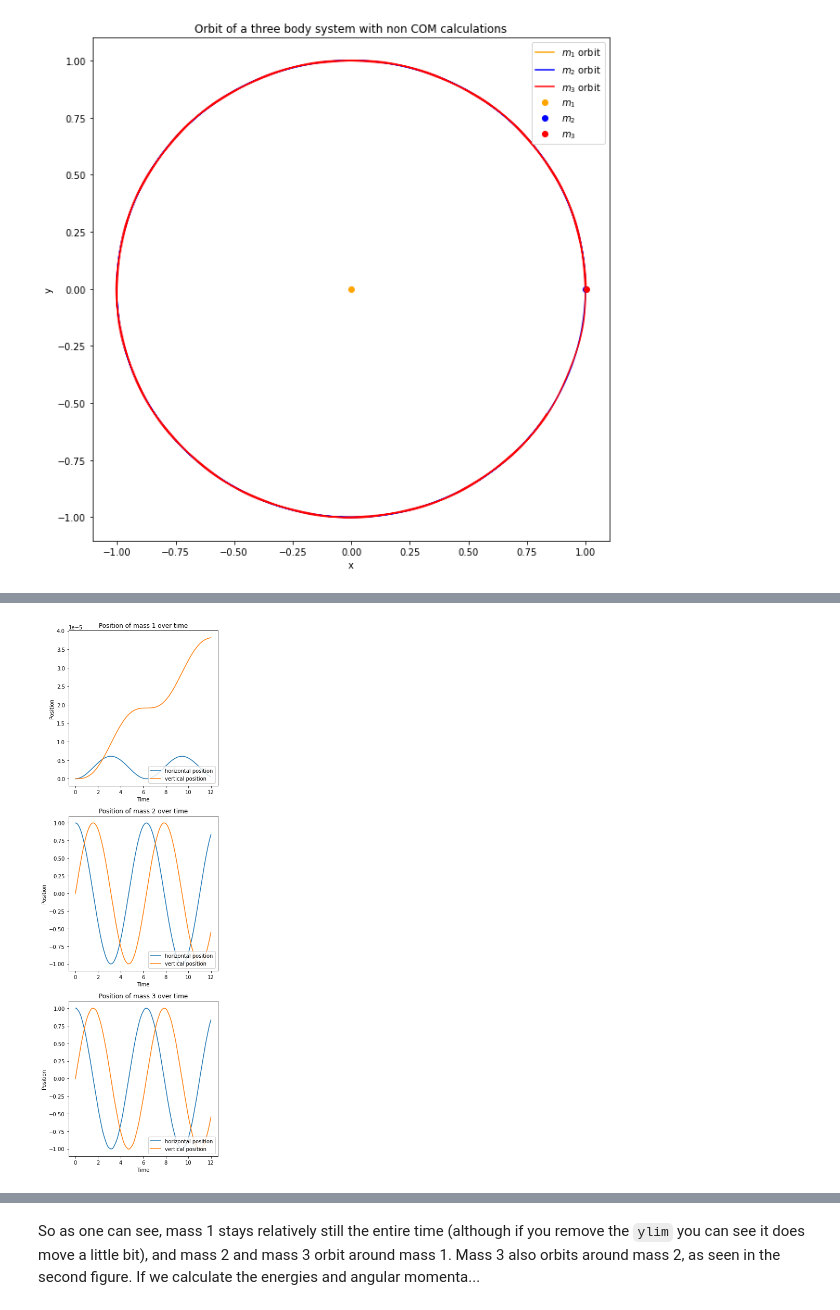
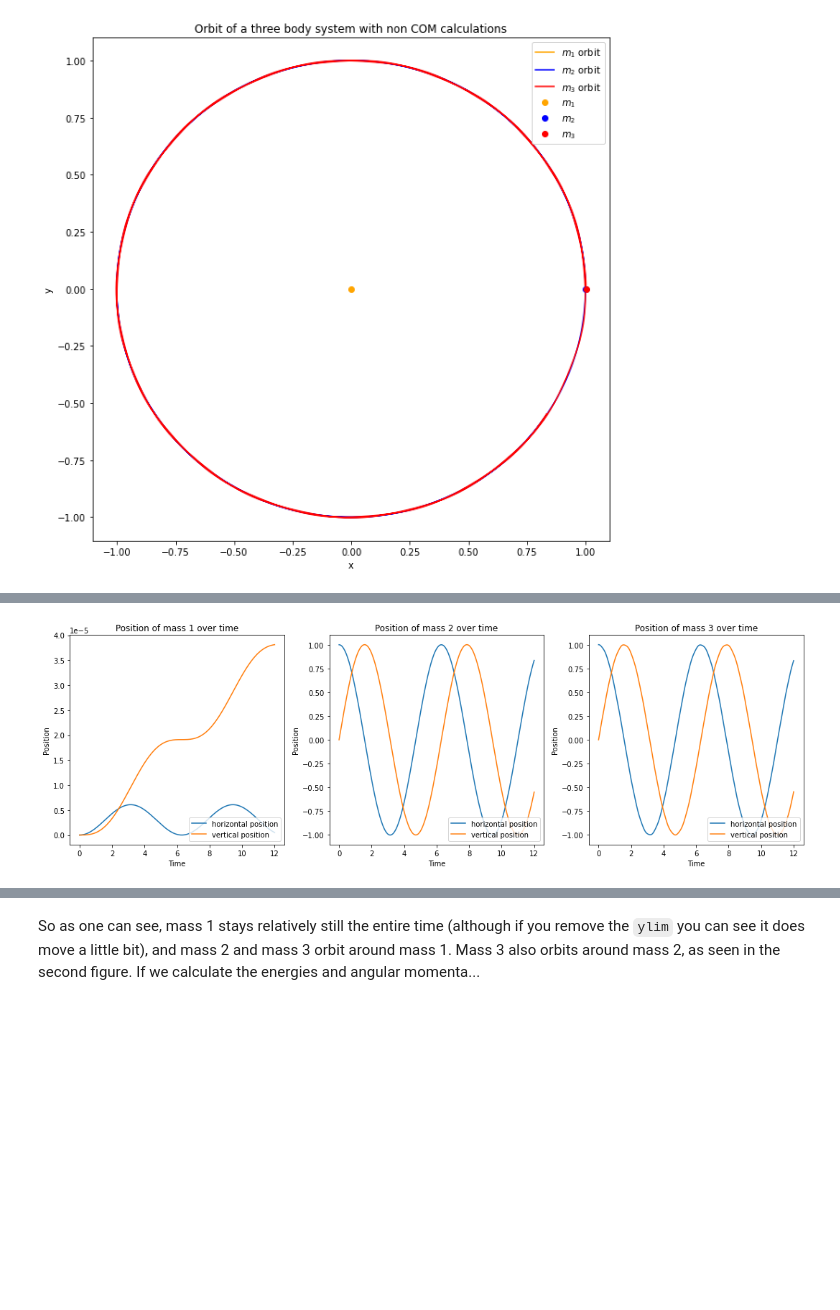
Before and after one commit to dannyphandannyphan/CompPhysMiniProject, a Jupyter notebook: Logbooks/Logbook 1.ipynb, the cells around one changed output, grey strips where cells are left out. Saved outputs shown, nothing was run; the diff lists cells and outputs as text; code cells hidden in the pictures; blank space fills up the shorter version.

```diff
--- a/Logbooks/Logbook 1.ipynb
+++ b/Logbooks/Logbook 1.ipynb
@@ -269,7 +269,7 @@ plt.savefig("nonCOM3body.jpg", dpi = 300)
 # %%
 tarr = np.arange(0, Nsteps * dt, dt)
 
-fig, ax = plt.subplots(3,1, figsize = (5,15), tight_layout = True)
+fig, ax = plt.subplots(1,3, figsize = (15,5), tight_layout = True)
 
 ax[0].plot(tarr, abs(OLDR1[:,0]-R1[:,0]), label = "horizontal error")
 ax[0].plot(tarr, abs(OLDR1[:,1]-R1[:,1]), label = "vertical error")
@@ -297,23 +297,23 @@ plt.savefig("3bodydifference.jpg", dpi = 300)
 # %%
 
-fig, axs = plt.subplots(3,1,figsize = (5,15), tight_layout = True)
+fig, axs = plt.subplots(1,3,figsize = (15,5), tight_layout = True)
 
 axs[0].plot(tarr, R1[:,0], label = "horizontal position")
 axs[0].plot(tarr, R1[:,1], label = "vertical position")
 
 axs[1].plot(tarr, R2[:,0], label = "horizontal position")
 axs[1].plot(tarr, R2[:,1], label = "vertical position")
 
 axs[2].plot(tarr, R3[:,0], label = "horizontal position")
 axs[2].plot(tarr, R3[:,1], label = "vertical position")
 
 for i in range(3):
         axs[i].legend(loc = 'lower right')
         axs[i].set_xlabel("Time")
         axs[i].set_ylabel("Position")
         axs[i].set_title(f"Position of mass {i+1} over time")
 
 plt.savefig("3bodyovertime.jpg", dpi = 300)
 # %% [output]
-[figure, old version]
+[figure, new version]
 # %%
```
Also changed, not shown: parts of 8 cells of this notebook, 30 other files.
